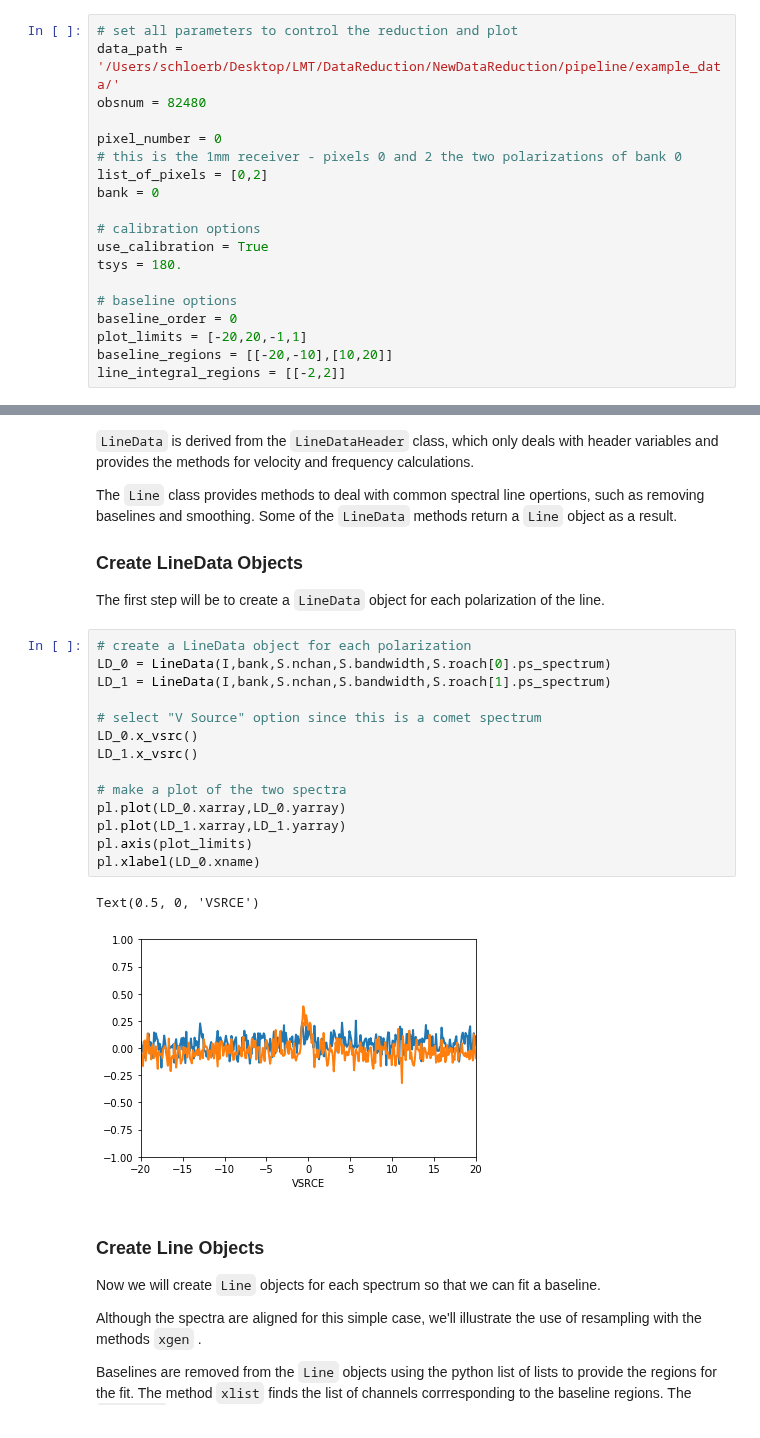
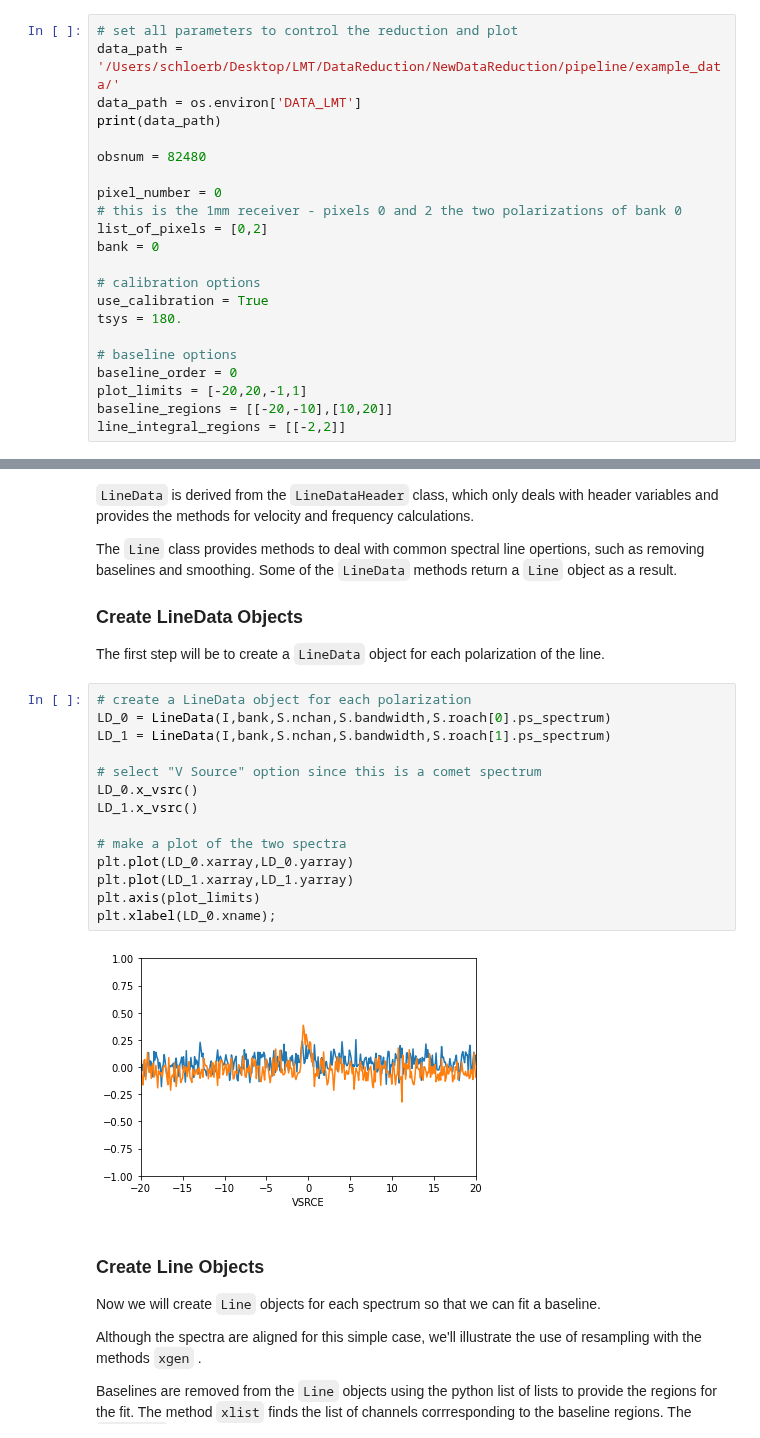
Before and after one commit to lmt-heterodyne/SpectralLineReduction, a Jupyter notebook: PS_EXAMPLE.ipynb, the cells around one changed output, grey strips where cells are left out. Saved outputs shown, nothing was run; the diff lists cells and outputs as text.

```diff
--- a/PS_EXAMPLE.ipynb
+++ b/PS_EXAMPLE.ipynb
@@ -46,6 +46,9 @@ This is a reduction of ObsNum 82480, which is an observation of the HCN 3-2 line
 # %%
 # set all parameters to control the reduction and plot
 data_path = '/Users/schloerb/Desktop/LMT/DataReduction/NewDataReduction/pipeline/example_data/'
+data_path = os.environ['DATA_LMT']
+print(data_path)
+
 obsnum = 82480
 
 pixel_number = 0
@@ -128,20 +141,19 @@ The first step will be to create a `LineData` object for each polarization of th
 # %%
 # create a LineData object for each polarization
 LD_0 = LineData(I,bank,S.nchan,S.bandwidth,S.roach[0].ps_spectrum)
 LD_1 = LineData(I,bank,S.nchan,S.bandwidth,S.roach[1].ps_spectrum)
 
 # select "V Source" option since this is a comet spectrum
 LD_0.x_vsrc()
 LD_1.x_vsrc()
 
 # make a plot of the two spectra
-pl.plot(LD_0.xarray,LD_0.yarray)
-pl.plot(LD_1.xarray,LD_1.yarray)
-pl.axis(plot_limits)
-pl.xlabel(LD_0.xname)
+plt.plot(LD_0.xarray,LD_0.yarray)
+plt.plot(LD_1.xarray,LD_1.yarray)
+plt.axis(plot_limits)
+plt.xlabel(LD_0.xname);
 # %% [output]
-Text(0.5, 0, 'VSRCE')
-[figure, old version]
+[figure, new version]
 # %% [markdown]
 ### Create Line Objects
 
```
Also changed, not shown: parts of 7 cells of this notebook.
